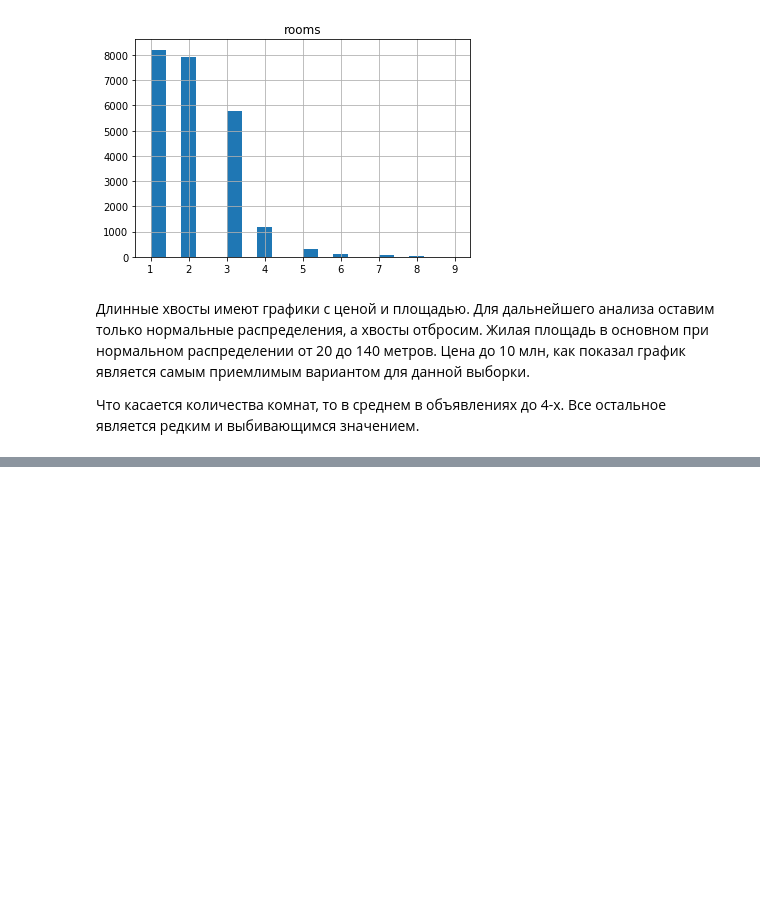
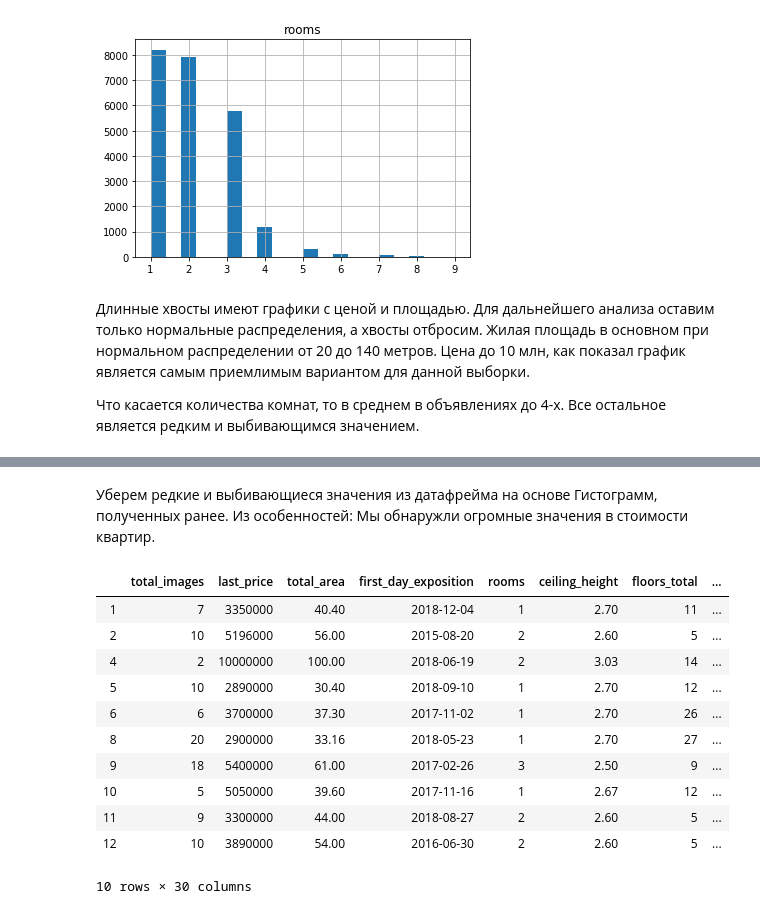
Before and after one commit to ViacheslavPogorelyy/YaP, a Jupyter notebook: part_number_two/project_2.ipynb, the cells around one changed output, grey strips where cells are left out. Cells and saved outputs as stored; diff of their text form; code cells hidden in the pictures; blank space fills up the shorter version.

```diff
--- a/part_number_two/project_2.ipynb
+++ b/part_number_two/project_2.ipynb
@@ -407,0 +488,3 @@ for column in hist_columns:
+# %% [markdown]
+Уберем редкие и выбивающиеся значения из датафрейма на основе Гистограмм, полученных ранее.
+Из особенностей: Мы обнаружли огромные значения в стоимости квартир.
@@ -407,0 +493,15 @@ for column in hist_columns:
+# %%
+without_trash.head(10)
+# %% [output]
+|  | total_images | last_price | total_area | first_day_exposition | rooms | ceiling_height | floors_total | ... |
+| 1 | 7 | 3350000 | 40.40 | 2018-12-04 | 1 | 2.70 | 11 | ... |
+| 2 | 10 | 5196000 | 56.00 | 2015-08-20 | 2 | 2.60 | 5 | ... |
+| 4 | 2 | 10000000 | 100.00 | 2018-06-19 | 2 | 3.03 | 14 | ... |
+| 5 | 10 | 2890000 | 30.40 | 2018-09-10 | 1 | 2.70 | 12 | ... |
+| 6 | 6 | 3700000 | 37.30 | 2017-11-02 | 1 | 2.70 | 26 | ... |
+| 8 | 20 | 2900000 | 33.16 | 2018-05-23 | 1 | 2.70 | 27 | ... |
+| 9 | 18 | 5400000 | 61.00 | 2017-02-26 | 3 | 2.50 | 9 | ... |
+| 10 | 5 | 5050000 | 39.60 | 2017-11-16 | 1 | 2.67 | 12 | ... |
+| 11 | 9 | 3300000 | 44.00 | 2018-08-27 | 2 | 2.60 | 5 | ... |
+| 12 | 10 | 3890000 | 54.00 | 2016-06-30 | 2 | 2.60 | 5 | ... |
+10 rows × 30 columns
```
Also changed, not shown: parts of 15 cells of this notebook.
